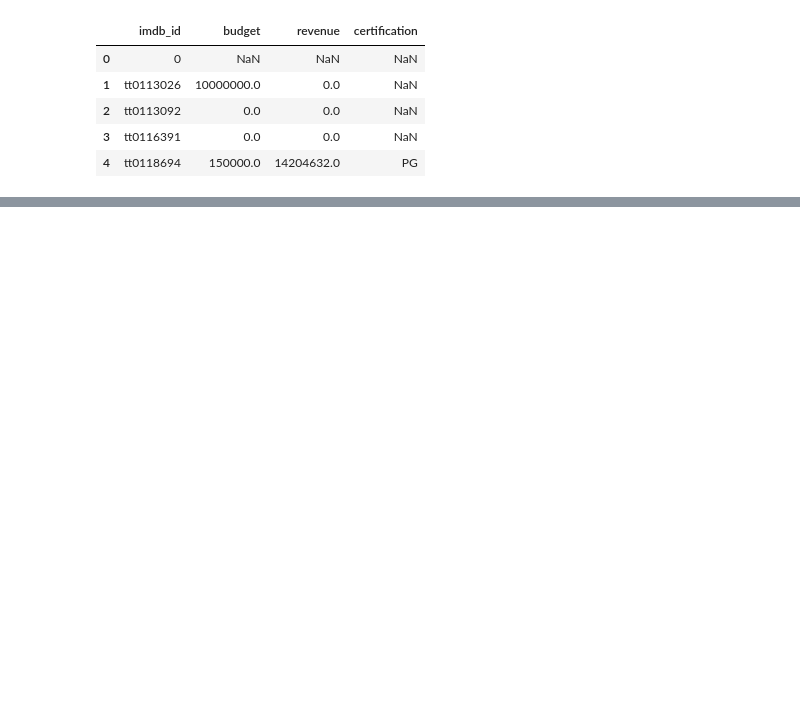
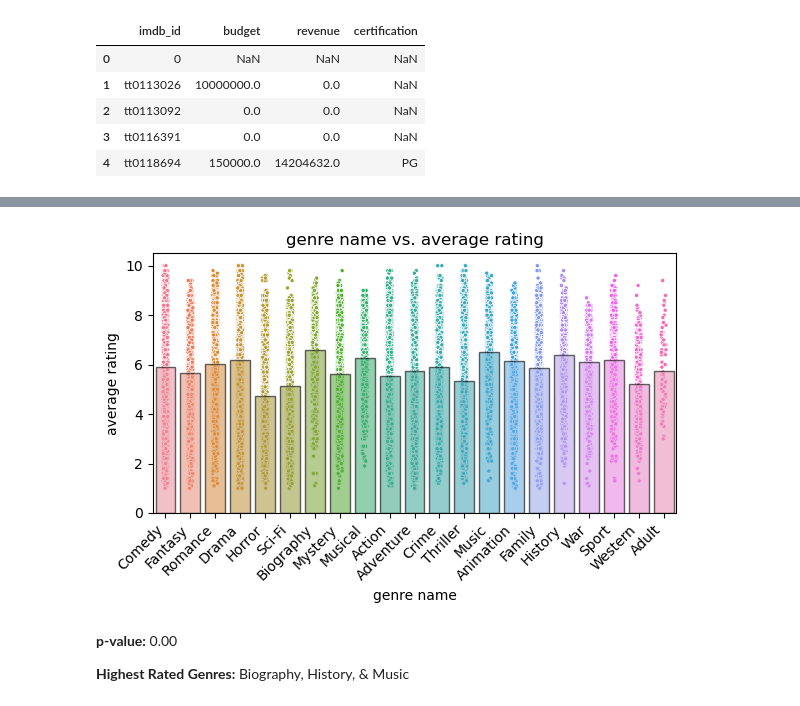
Before and after one commit to Gondram/Exploration-of-IMDB-rating-predictors, a Jupyter notebook: IMDB Project Part 4.ipynb, the cells around one changed output, grey strips where cells are left out. Drawn from its saved outputs; the diff is of its cells as text; code cells hidden in the pictures; blank space fills up the shorter version.

```diff
--- a/IMDB Project Part 4.ipynb
+++ b/IMDB Project Part 4.ipynb
@@ -229,0 +655,16 @@ mov.to_sql("tmdb_data",conn, dtype=tmdb_schema, index=False, if_exists='replace'
+# %%
+# filter and call the data needed from MySQL
+# againt dropping genres with too few samples
+q = """
+SELECT title_genres.tconst, ratings.average_rating, genres.genre_name
+FROM title_genres
+JOIN ratings ON title_genres.tconst = ratings.tconst
+JOIN genres ON title_genres.genre_id = genres.genre_id
+WHERE ratings.average_rating IS NOT NULL
+AND genres.genre_name NOT LIKE 'Reality-TV'
+AND genres.genre_name NOT LIKE 'News'
+AND genres.genre_name NOT LIKE 'Talk-Show';
+"""
+df = pd.read_sql(q,conn)
+df.info()
+df.head(3)
@@ -229,0 +814,8 @@ mov.to_sql("tmdb_data",conn, dtype=tmdb_schema, index=False, if_exists='replace'
+# %%
+cat_v_rev(df,'genre_name', y = 'average_rating');
+# %% [output]
+[figure, added]
+# %% [markdown]
+**p-value:** 0.00
+
+**Highest Rated Genres:** Biography, History, & Music
```
Also changed, not shown: parts of 48 cells of this notebook.
